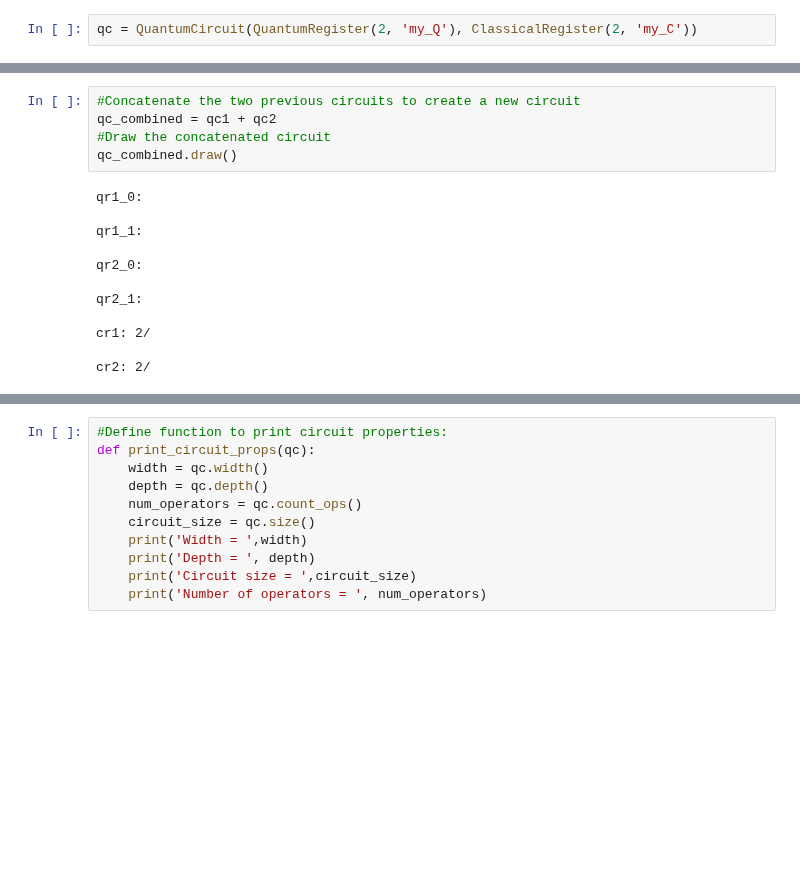
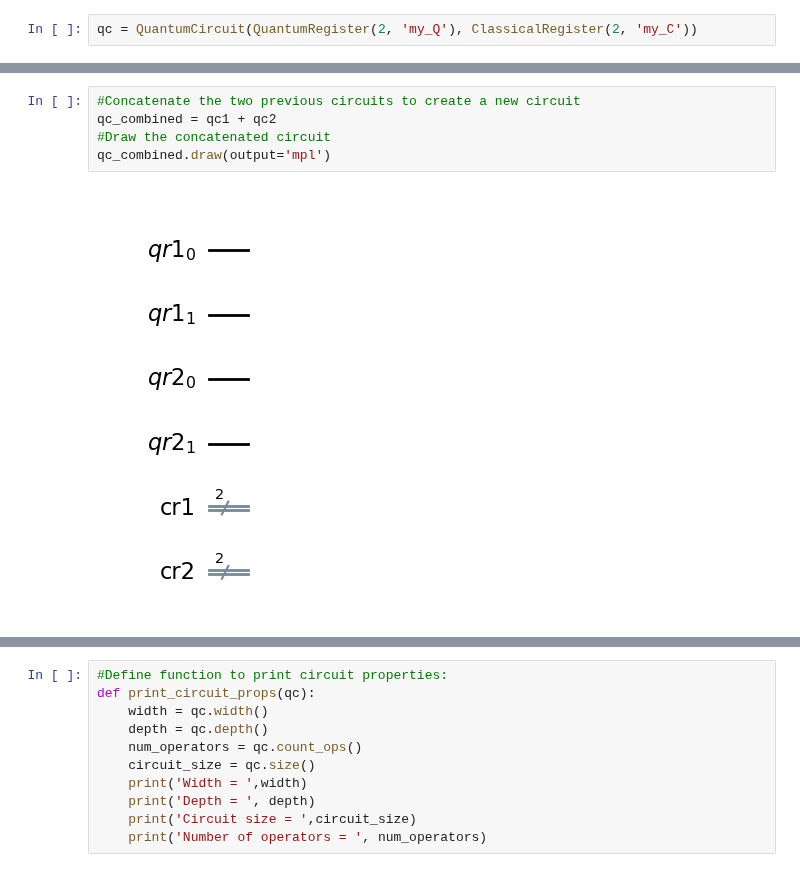
Before and after one commit to dtrad/QuantumComputing, a Jupyter notebook: QCIBM_book/Chapter08/Chapter 8 - Terra.ipynb, the cells around one changed output, grey strips where cells are left out. Cells and saved outputs as stored; diff of their text form; blank space fills up the shorter version.

```diff
--- a/QCIBM_book/Chapter08/Chapter 8 - Terra.ipynb
+++ b/QCIBM_book/Chapter08/Chapter 8 - Terra.ipynb
@@ -58,20 +48,10 @@ cr2: 2/
 # %%
 #Concatenate the two previous circuits to create a new circuit
 qc_combined = qc1 + qc2
 #Draw the concatenated circuit
-qc_combined.draw()
+qc_combined.draw(output='mpl')
 # %% [output]
-qr1_0:
-
-qr1_1:
-
-qr2_0:
-
-qr2_1:
-
-cr1: 2/
-
-cr2: 2/
+[figure, added]
 # %%
 #Import the random_circuit class
 from qiskit.circuit.random import random_circuit
```
Also changed, not shown: parts of 13 cells of this notebook, 1 other file.
